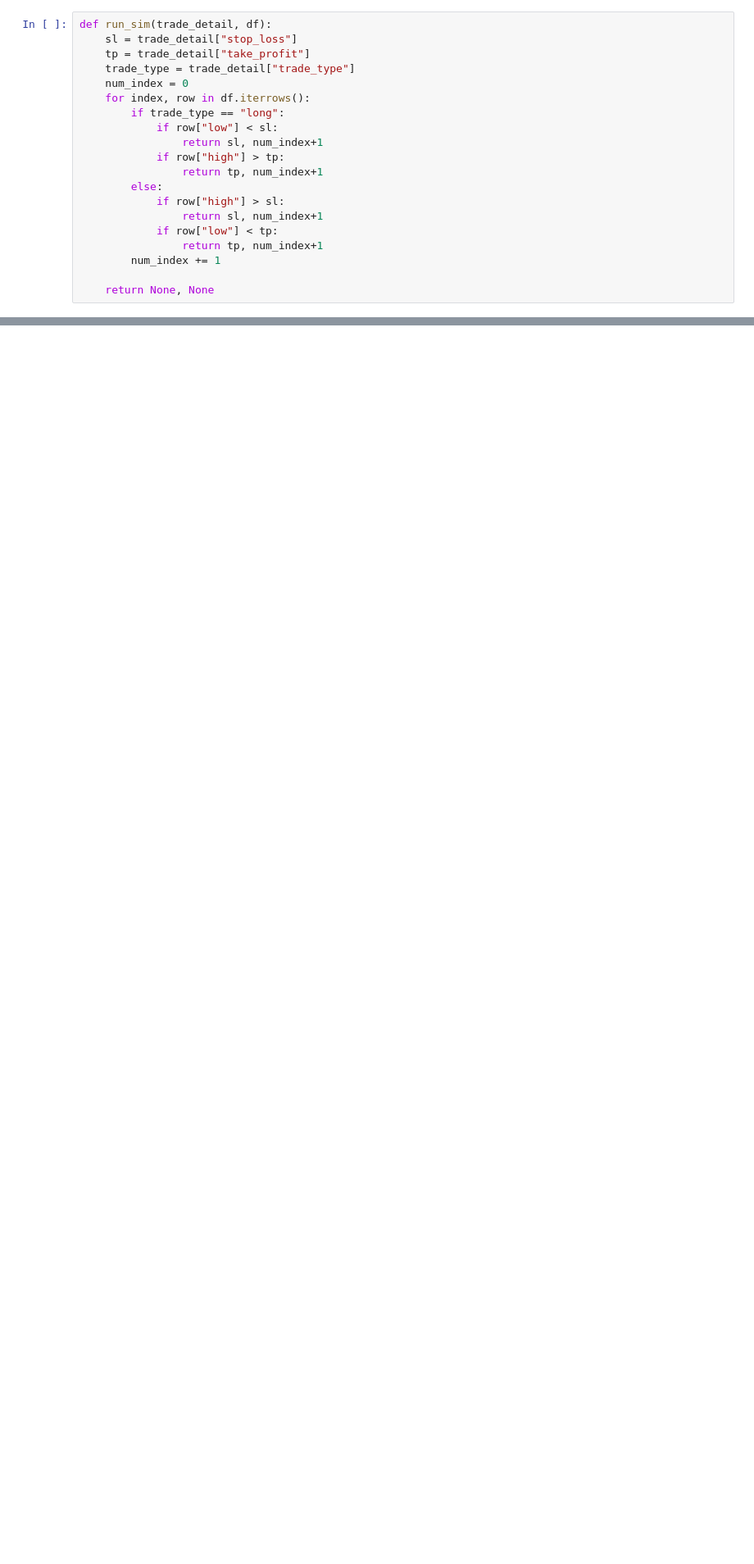
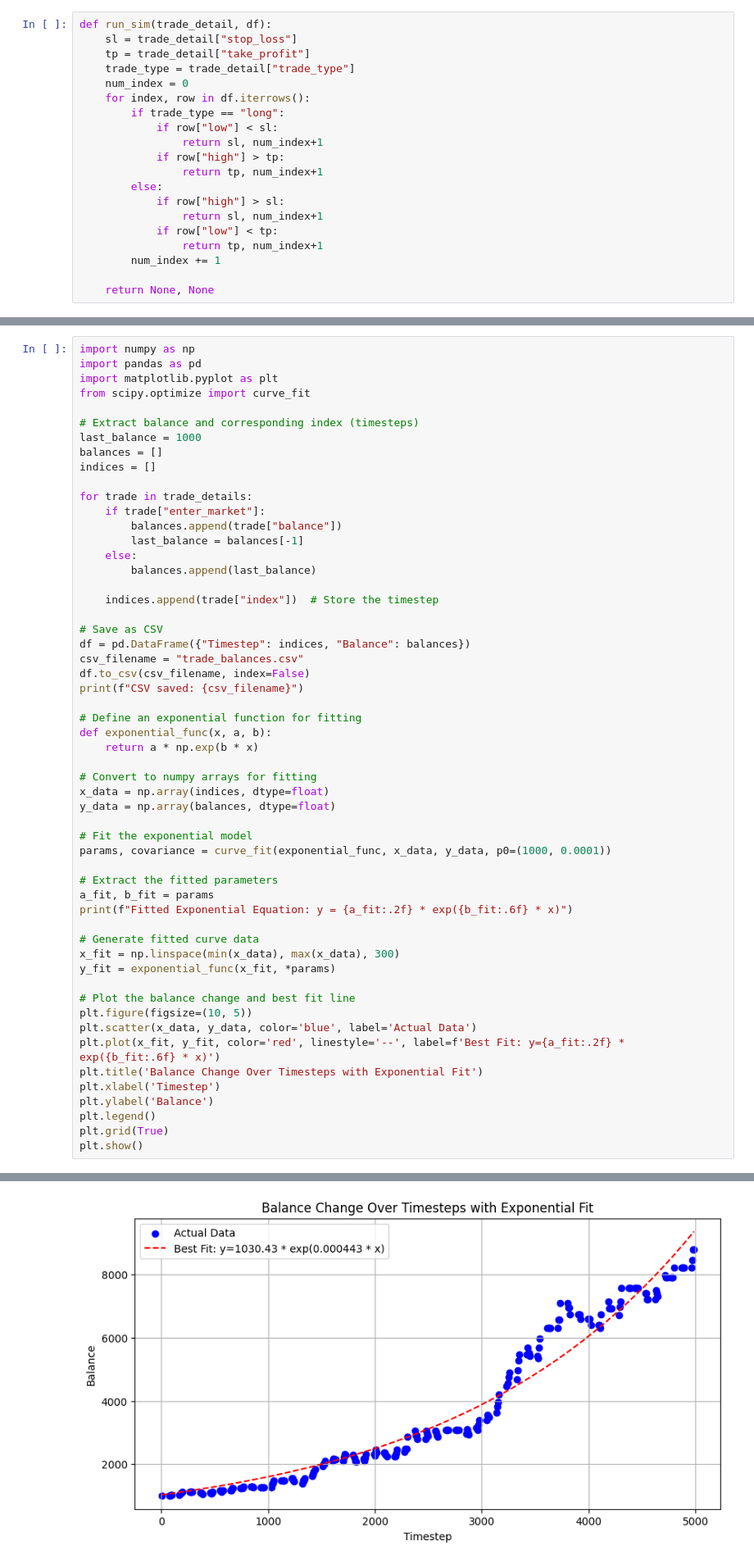
Before and after one commit to HoraceC-Dev/HermesGPT, a Jupyter notebook: app/graph.ipynb, the cells around one changed output, grey strips where cells are left out. Shown at 82% size. Cells and saved outputs as stored; diff of their text form; blank space fills up the shorter version.

```diff
--- a/app/graph.ipynb
+++ b/app/graph.ipynb
@@ -432,0 +462,56 @@ plt.show()
+# %%
+import numpy as np
+import pandas as pd
+import matplotlib.pyplot as plt
+from scipy.optimize import curve_fit
+
+# Extract balance and corresponding index (timesteps)
+last_balance = 1000
+balances = []
+indices = []
+
+for trade in trade_details:
+    if trade["enter_market"]:
+        balances.append(trade["balance"])
+        last_balance = balances[-1]
+    else:
+        balances.append(last_balance)
+
+    indices.append(trade["index"])  # Store the timestep
+
+# Save as CSV
+df = pd.DataFrame({"Timestep": indices, "Balance": balances})
+csv_filename = "trade_balances.csv"
+df.to_csv(csv_filename, index=False)
+print(f"CSV saved: {csv_filename}")
+
+# Define an exponential function for fitting
+def exponential_func(x, a, b):
+    return a * np.exp(b * x)
+
+# Convert to numpy arrays for fitting
+x_data = np.array(indices, dtype=float)
+y_data = np.array(balances, dtype=float)
+
+# Fit the exponential model
+params, covariance = curve_fit(exponential_func, x_data, y_data, p0=(1000, 0.0001))
+
+# Extract the fitted parameters
+a_fit, b_fit = params
+print(f"Fitted Exponential Equation: y = {a_fit:.2f} * exp({b_fit:.6f} * x)")
+
+# Generate fitted curve data
+x_fit = np.linspace(min(x_data), max(x_data), 300)
+y_fit = exponential_func(x_fit, *params)
+
+# Plot the balance change and best fit line
+plt.figure(figsize=(10, 5))
+plt.scatter(x_data, y_data, color='blue', label='Actual Data')
+plt.plot(x_fit, y_fit, color='red', linestyle='--', label=f'Best Fit: y={a_fit:.2f} * exp({b_fit:.6f} * x)')
+plt.title('Balance Change Over Timesteps with Exponential Fit')
+plt.xlabel('Timestep')
+plt.ylabel('Balance')
+plt.legend()
+plt.grid(True)
+plt.show()
+# %% [output]
@@ -432,0 +520 @@ plt.show()
+[figure, added]
```
Also changed, not shown: parts of 11 cells of this notebook, 8 other files.
